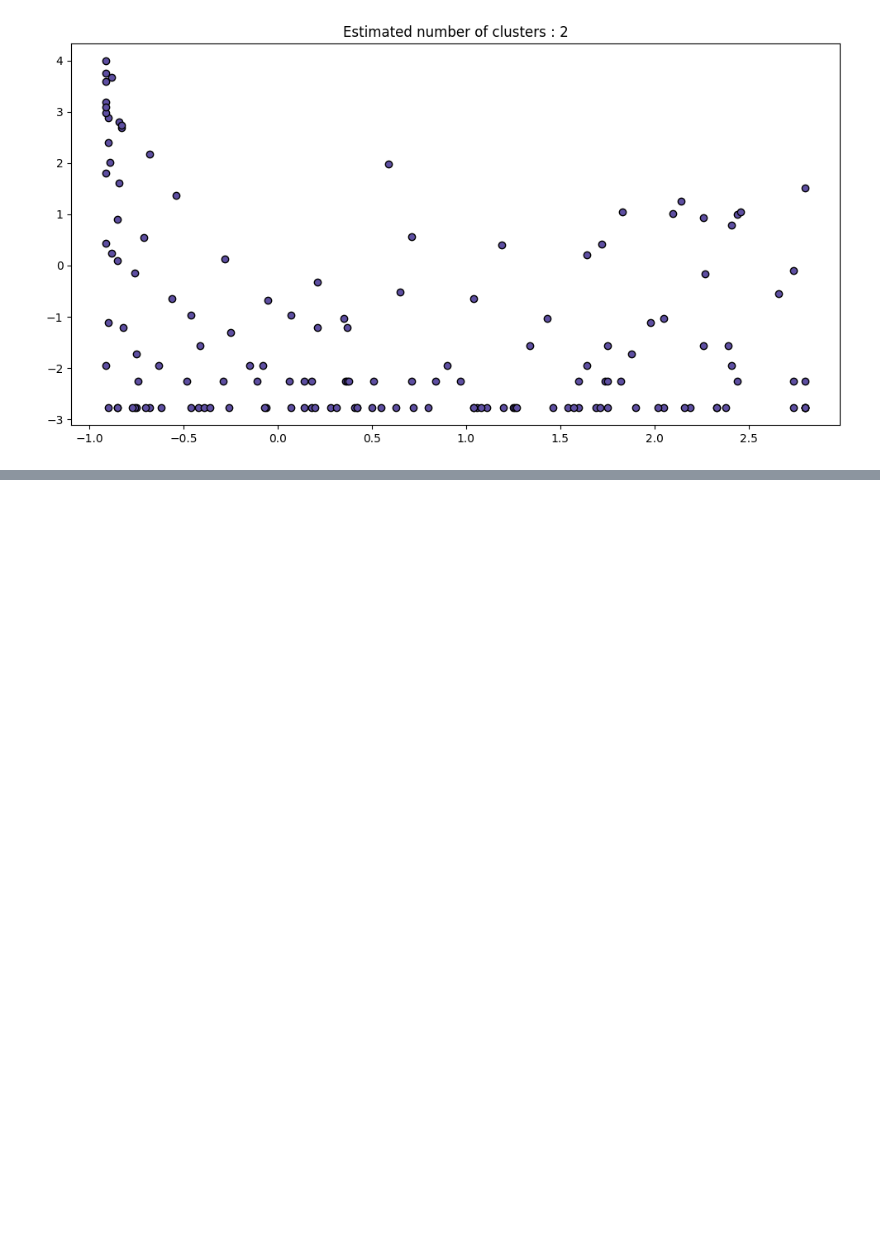
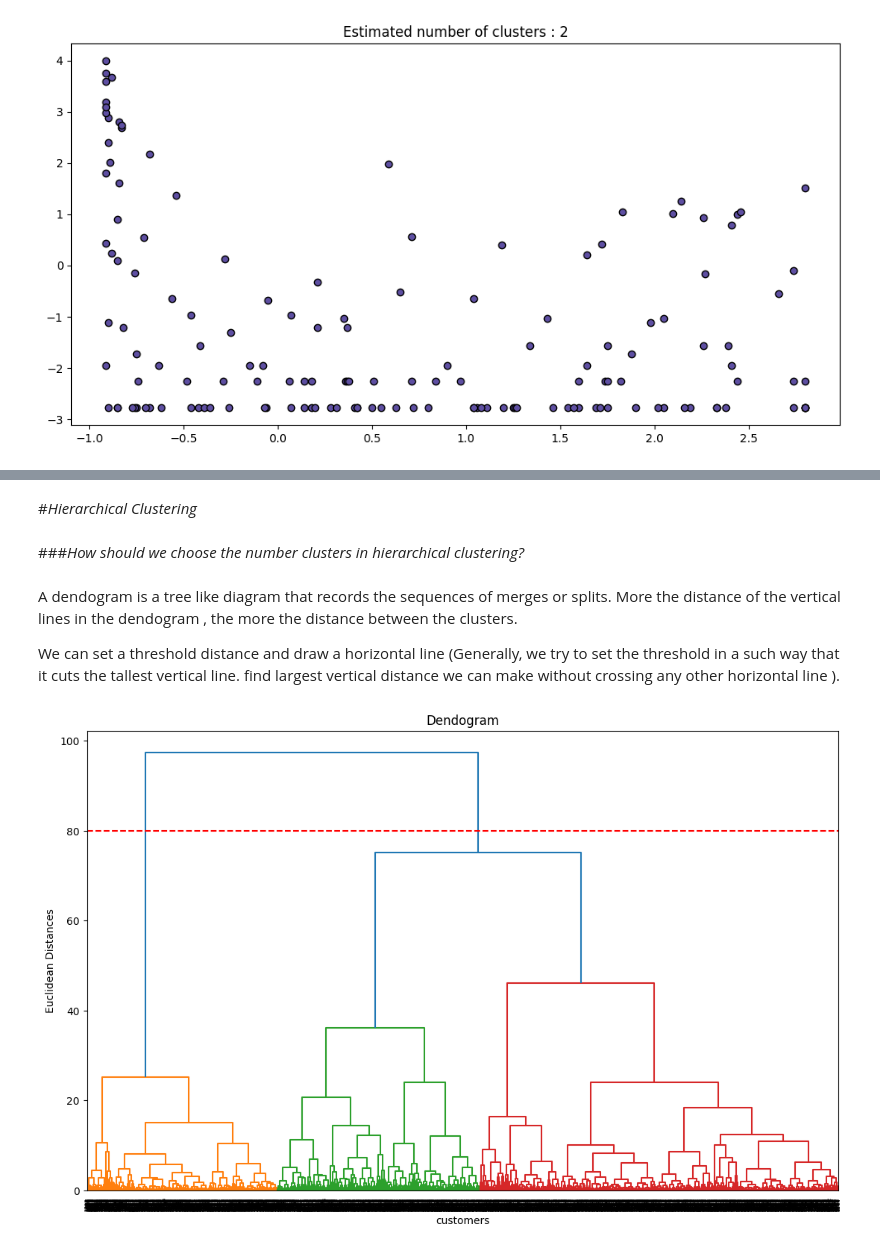
Before and after one commit to juel-123/Online_Retail_Customer_Segmentation, a Jupyter notebook: Online_Retail_Customer_Segmentation.ipynb, the cells around one changed output, grey strips where cells are left out. Saved outputs shown, nothing was run; the diff lists cells and outputs as text; code cells hidden in the pictures; blank space fills up the shorter version.

```diff
--- a/Online_Retail_Customer_Segmentation.ipynb
+++ b/Online_Retail_Customer_Segmentation.ipynb
@@ -1323,0 +1292,8 @@ rfm = rfm[(rfm.Frequency >= Q1-1.5*IQR) & (rfm.Frequency <= Q3+1.5*IQR)]
+# %% [markdown]
+#*Hierarchical Clustering*
+# %% [markdown]
+###*How should we choose the number clusters in hierarchical clustering?*
+# %% [markdown]
+A dendogram is a tree like diagram that records the sequences of merges or splits. More the distance of the vertical lines in the dendogram , the more the distance between the clusters.
+
+We can set a threshold distance and draw a horizontal line (Generally, we try to set the threshold in a such way that it cuts the tallest vertical line. find largest vertical distance we can make without crossing any other horizontal line ).
@@ -1323,0 +1302,10 @@ rfm = rfm[(rfm.Frequency >= Q1-1.5*IQR) & (rfm.Frequency <= Q3+1.5*IQR)]
+# %%
+plt.figure(figsize=(13,8))
+dendrogram = sch.dendrogram(sch.linkage(X, method='ward'))
+plt.title('Dendogram')
+plt.xlabel('customers')
+plt.ylabel('Euclidean Distances')
+plt.axhline(y=80, color='r',linestyle='--')
+plt.show() # find the largest vertical line we can make without crossing any other horizontal line
+# %% [output]
+[figure, added]
```
Also changed, not shown: parts of 21 cells of this notebook.
